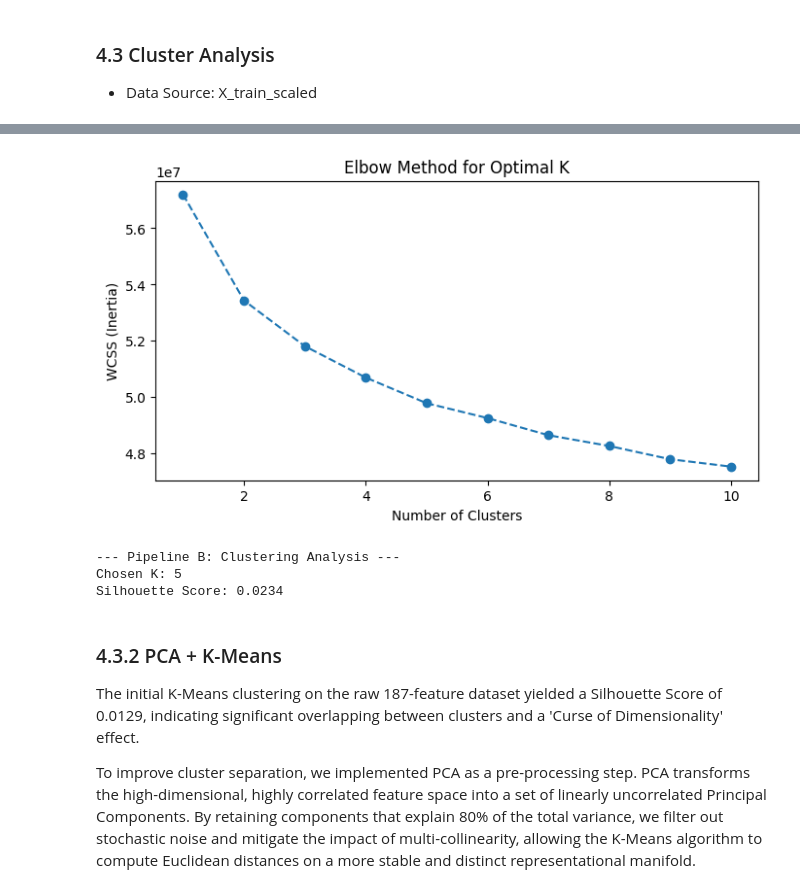
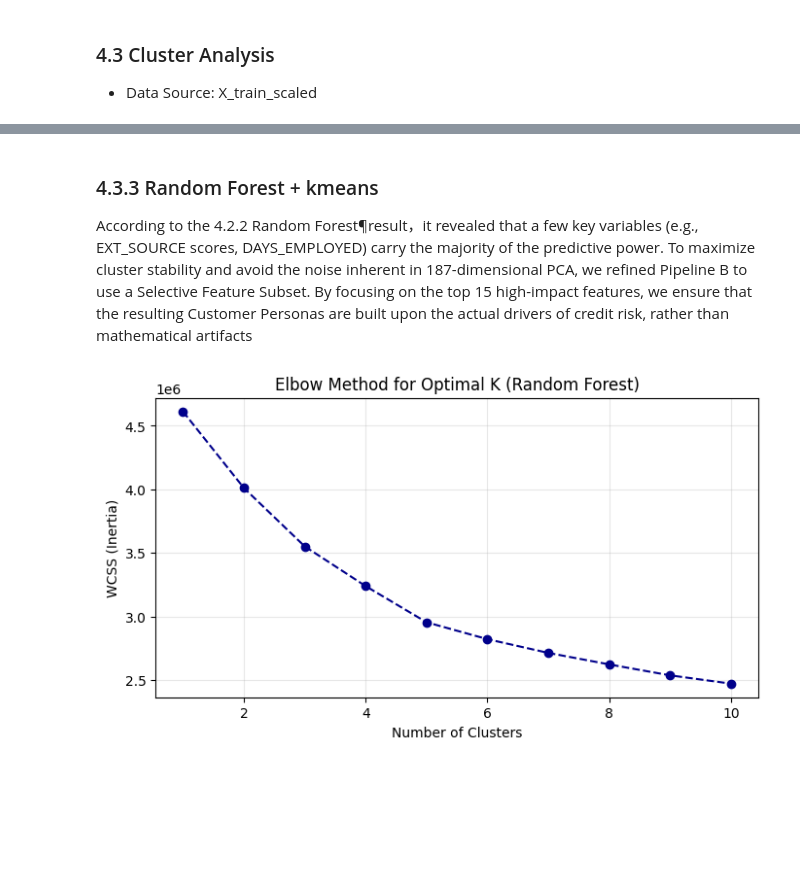
Before and after one commit to wzls3170/creditcard-analysis, a Jupyter notebook: Home Credit Default Risk.ipynb, the cells around one changed output, grey strips where cells are left out. Saved outputs shown, nothing was run; the diff lists cells and outputs as text; code cells hidden in the pictures; blank space fills up the shorter version.

Commit message:
update some mistakes in K-means

```diff
--- a/Home Credit Default Risk.ipynb
+++ b/Home Credit Default Risk.ipynb
@@ -880,38 +940,26 @@ print(feature_importance_df.head(10))
+# %% [markdown]
+### 4.3.3  Random Forest + kmeans
+
+According to the 4.2.2 Random Forest¶result，it revealed that a few key variables (e.g., EXT_SOURCE scores, DAYS_EMPLOYED) carry the majority of the predictive power. To maximize cluster stability and avoid the noise inherent in 187-dimensional PCA, we refined Pipeline B to use a Selective Feature Subset. By focusing on the top 15 high-impact features, we ensure that the resulting Customer Personas are built upon the actual drivers of credit risk, rather than mathematical artifacts
 # %%
-# 1. Determine Optimal Clusters using Elbow Method (WCSS)
-wcss = []
+feature_selected = feature_importance_df['Feature'].head(15).tolist()
+
+X_train_input = X_train_scaled[feature_selected]
+X_test_input = X_test_scaled[feature_selected]
+
+wcss_pca = []
 for i in range(1, 11):
-    kmeans = KMeans(n_clusters=i, init='k-means++', random_state=42, n_init=10)
-    kmeans.fit(X_train_scaled)
-    wcss.append(kmeans.inertia_)
+    km = KMeans(n_clusters=i, init='k-means++', random_state=42, n_init=10)
+    km.fit(X_train_input)
+    wcss_pca.append(km.inertia_)
 
 # Plot the Elbow Curve
 plt.figure(figsize=(8, 4))
-plt.plot(range(1, 11), wcss, marker='o', linestyle='--')
-plt.title('Elbow Method for Optimal K')
+plt.plot(range(1, 11), wcss_pca, marker='o', linestyle='--', color='darkblue')
+plt.title('Elbow Method for Optimal K (Random Forest)', fontsize=12)
 plt.xlabel('Number of Clusters')
 plt.ylabel('WCSS (Inertia)')
+plt.grid(True, alpha=0.3)
 plt.show()
-
-# 2. Run Final K-Means (Assuming k=5 based on risk segments)
-best_k = 5
-kmeans_final = KMeans(n_clusters=best_k, init='k-means++', random_state=42, n_init=10)
-train_clusters = kmeans_final.fit_predict(X_train_scaled)
-test_clusters = kmeans_final.predict(X_test_scaled)
-
-# 3. Evaluation: Silhouette Score
-# (Using a sample to speed up calculation if dataset is large)
-score = silhouette_score(X_train_scaled, train_clusters, sample_size=10000)
-print(f"--- Pipeline B: Clustering Analysis ---")
-print(f"Chosen K: {best_k}")
-print(f"Silhouette Score: {score:.4f}")
 # %% [output]
-[figure, old version]
+[figure, new version]
---- Pipeline B: Clustering Analysis ---
-Chosen K: 5
-Silhouette Score: 0.0234
-# %% [markdown]
-### 4.3.2 PCA + K-Means
-The initial K-Means clustering on the raw 187-feature dataset yielded a Silhouette Score of 0.0129, indicating significant overlapping between clusters and a 'Curse of Dimensionality' effect.
-
-To improve cluster separation, we implemented PCA as a pre-processing step. PCA transforms the high-dimensional, highly correlated feature space into a set of linearly uncorrelated Principal Components. By retaining components that explain 80% of the total variance, we filter out stochastic noise and mitigate the impact of multi-collinearity, allowing the K-Means algorithm to compute Euclidean distances on a more stable and distinct representational manifold.
```
Also changed, not shown: parts of 22 cells of this notebook.
